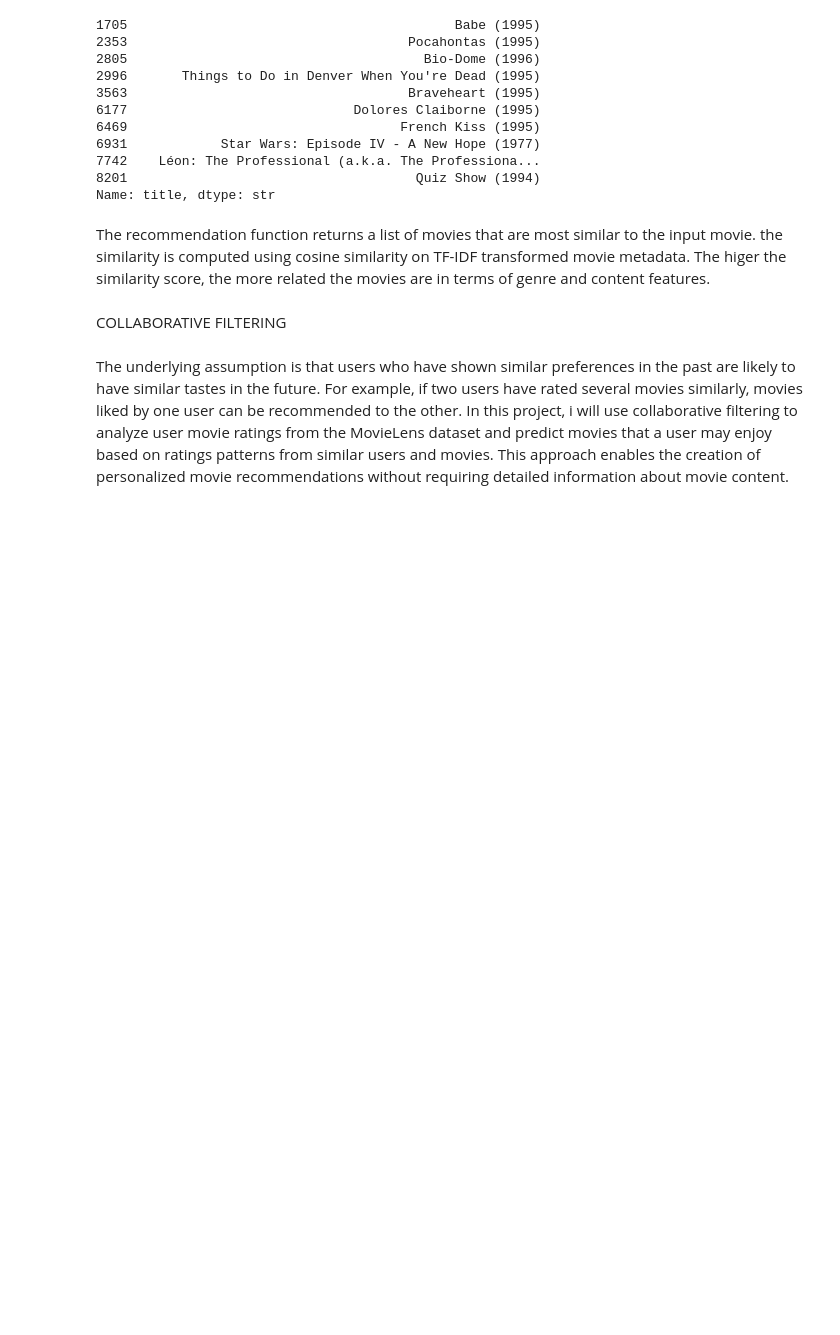
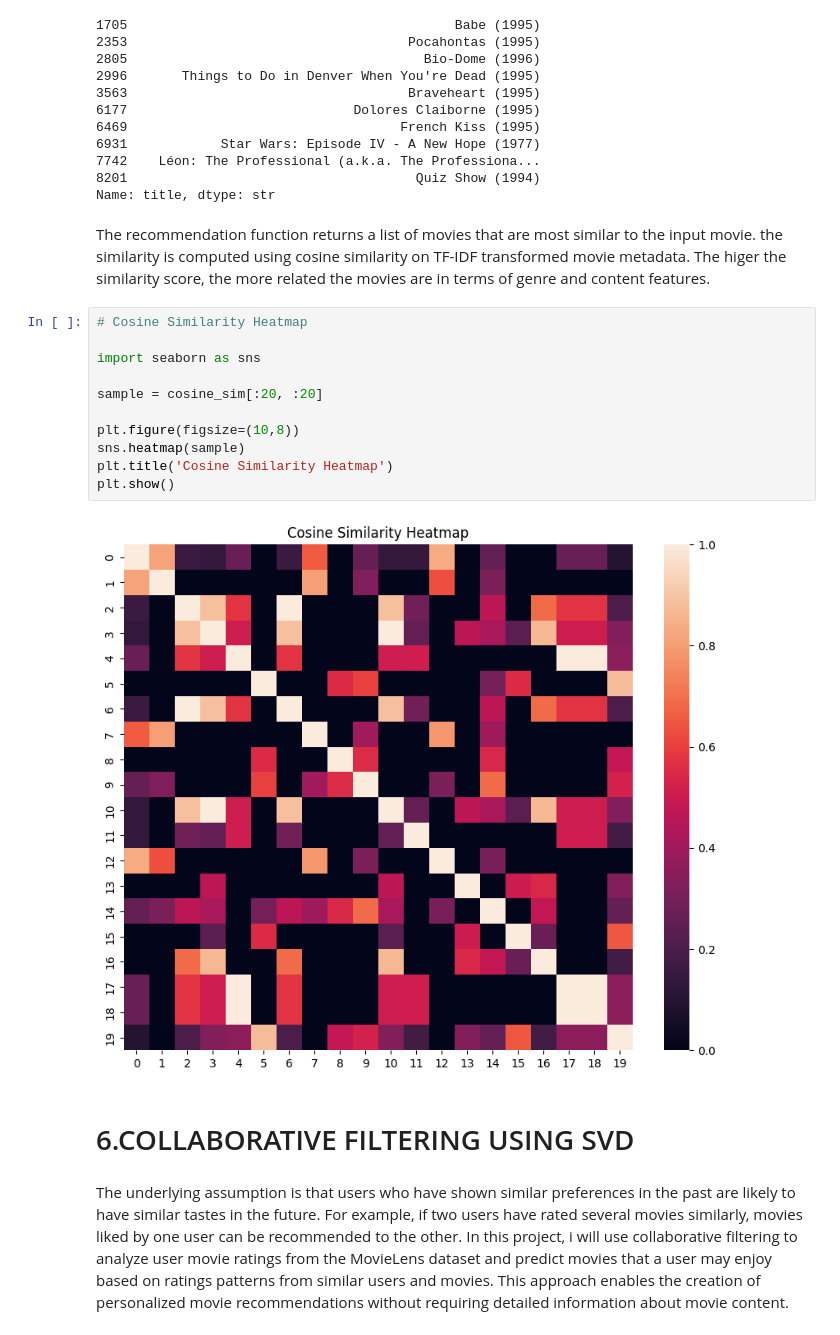
Before and after one commit to Saadia-ramo/Phase-4-final-project, a Jupyter notebook: Movie Recommender system-ipynb.ipynb, the cells around one changed output. Cells and saved outputs as stored; diff of their text form; blank space fills up the shorter version.

```diff
--- a/Movie Recommender system-ipynb.ipynb
+++ b/Movie Recommender system-ipynb.ipynb
@@ -311,7 +300,20 @@ recommend("Toy Story (1995)")
 Name: title, dtype: str
 # %% [markdown]
 The recommendation function returns a list of movies that are most similar to the input movie. the similarity is computed using cosine similarity on TF-IDF transformed movie metadata. The higer the similarity score, the more related the movies are in terms of genre and content features.
+# %%
+# Cosine Similarity Heatmap
+
+import seaborn as sns
+
+sample = cosine_sim[:20, :20]
+
+plt.figure(figsize=(10,8))
+sns.heatmap(sample)
+plt.title('Cosine Similarity Heatmap')
+plt.show()
+# %% [output]
+[figure, added]
 # %% [markdown]
-COLLABORATIVE FILTERING
+# 6.COLLABORATIVE FILTERING USING SVD
 # %% [markdown]
 The underlying assumption is that users who have shown similar preferences in the past are likely to have similar tastes in the future. For example, if two users have rated several movies similarly, movies liked by one user can be recommended to the other. In this project, i will use collaborative filtering to analyze user movie ratings from the MovieLens dataset and predict movies that a user may enjoy based on ratings patterns from similar users and movies. This approach enables the creation of personalized movie recommendations without requiring detailed information about movie content.
```
Also changed, not shown: parts of 29 cells of this notebook.
